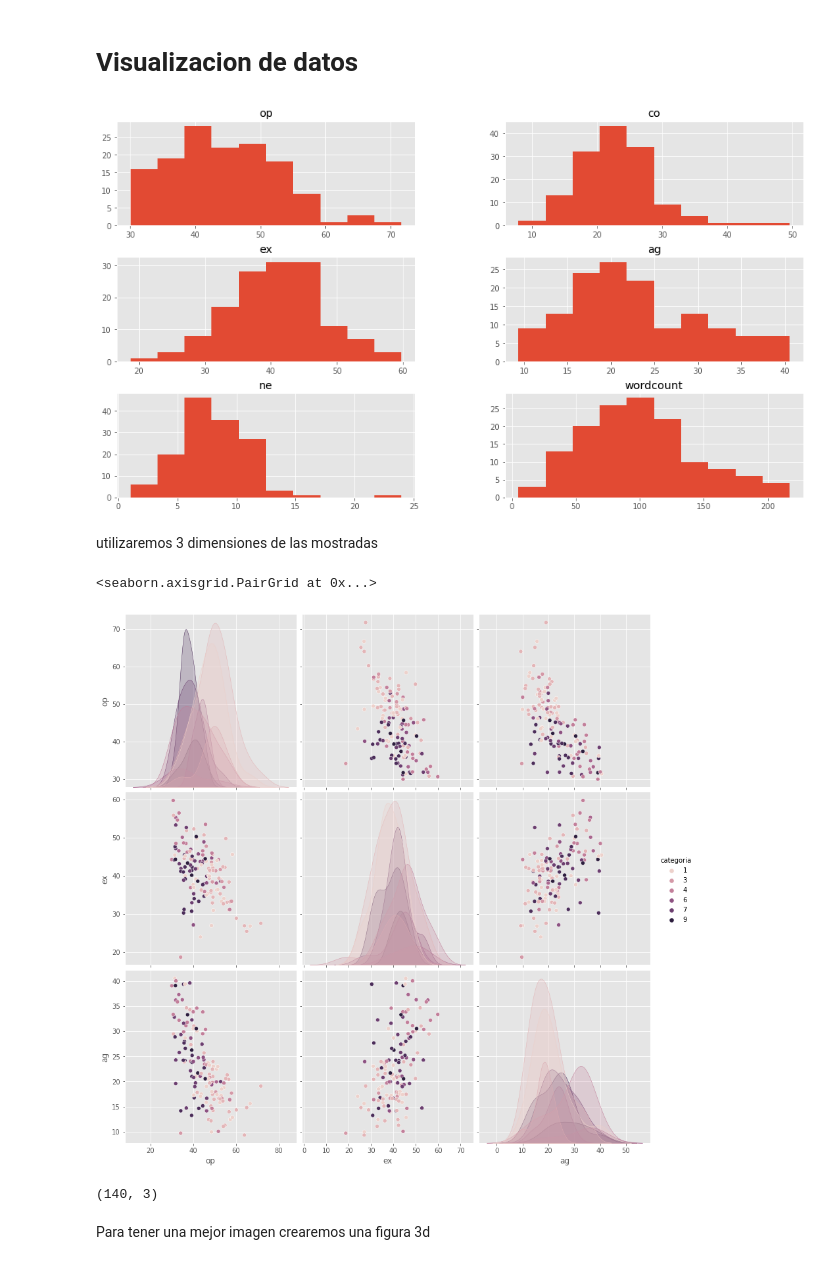
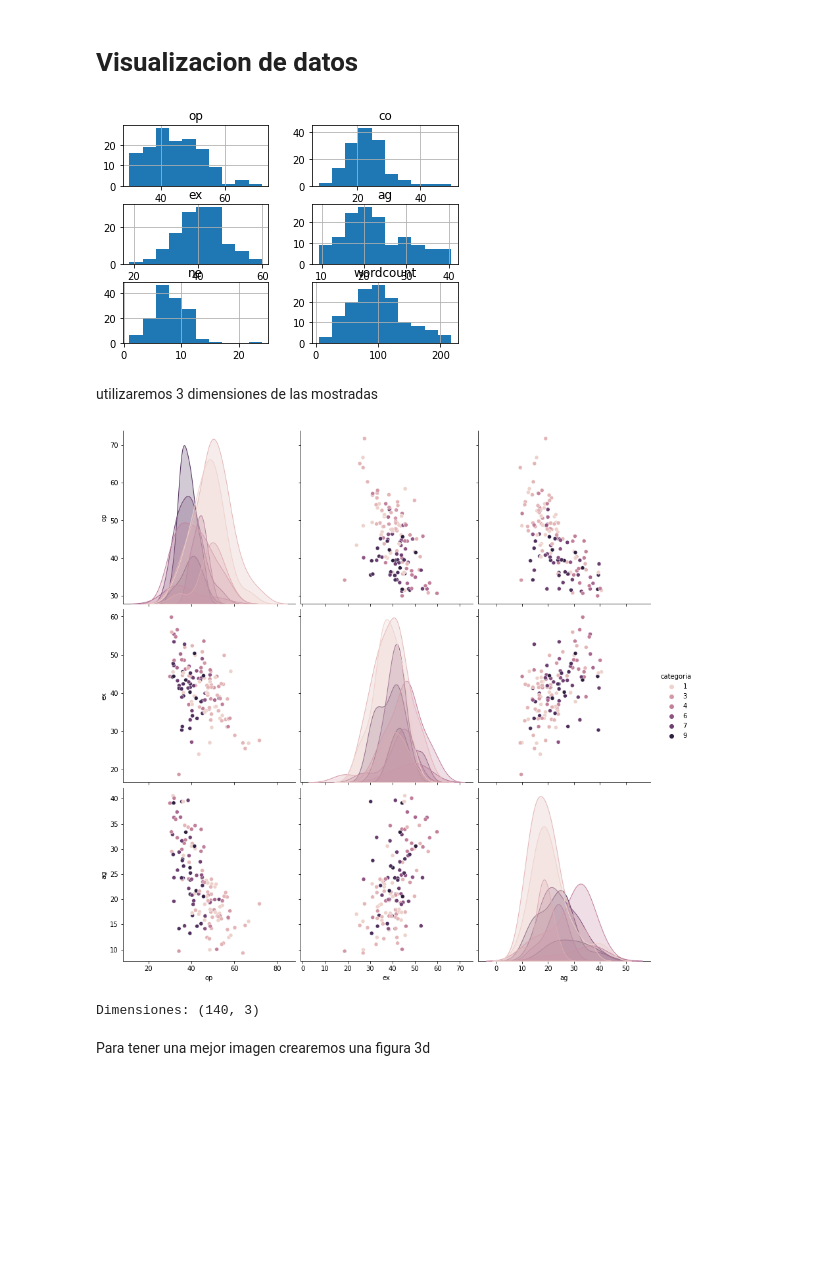
Before and after one commit to MDG99/k-means, a Jupyter notebook: 02 Twitter Analysis.ipynb, the cells around one changed output. Drawn from its saved outputs; the diff is of its cells as text; code cells hidden in the pictures; blank space fills up the shorter version.

```diff
--- a/02 Twitter Analysis.ipynb
+++ b/02 Twitter Analysis.ipynb
@@ -5,12 +9,13 @@ Primero cargaremos las librerias a utilizar
 # %%
+import random
+import numpy as np
 import pandas as pd
-import numpy as np
+import seaborn as sb
 import matplotlib.pyplot as plt
-import seaborn as sb
 from sklearn.cluster import KMeans
 from sklearn.metrics import pairwise_distances_argmin_min
 
-%matplotlib inline
-from mpl_toolkits.mplot3d import Axes3D
-plt.rcParams['figure.figsize'] = (16, 9)
-plt.style.use('ggplot')
+
+file_name = "analisis.csv"
+data = pd.read_csv(file_name)
+data.head()
@@ -75,23 +69,25 @@ dtype: int64
 # %% [markdown]
 # Visualizacion de datos
 # %%
-dataframe.drop(['categoria'],1).hist()
+dd = data.drop(['categoria'], 1)
+hist = dd.hist()
 plt.show()
 # %% [output]
-[figure, old version]
+[figure, new version]
 # %% [markdown]
 utilizaremos 3 dimensiones de las mostradas
 # %%
-sb.pairplot(dataframe.dropna(), hue='categoria',size=4,vars=["op","ex","ag"],kind='scatter')
+sb.pairplot(data.dropna(), hue='categoria',height=4,vars=["op","ex","ag"],kind='scatter')
+plt.show()
 # %% [output]
-<seaborn.axisgrid.PairGrid at 0x...>
-[figure, old version]
+[figure, new version]
 # %%
-X = np.array(dataframe[["op","ex","ag"]])
-y = np.array(dataframe['categoria'])
-X.shape
+X = np.array(data[["op","ex","ag"]])
+y = np.array(data['categoria'])
+
+print(f'Dimensiones: {X.shape}')
 # %% [output]
-(140, 3)
+Dimensiones: (140, 3)
 # %% [markdown]
 Para tener una mejor imagen crearemos una figura 3d
 # %%
```
Also changed, not shown: parts of 30 cells of this notebook, 1 other file.
